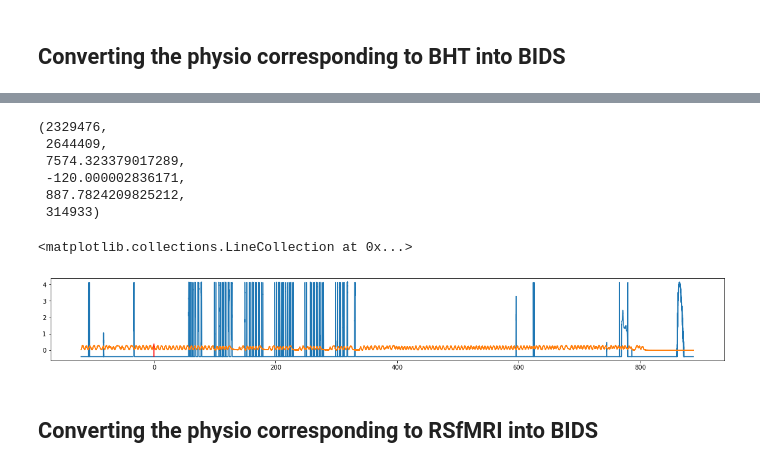
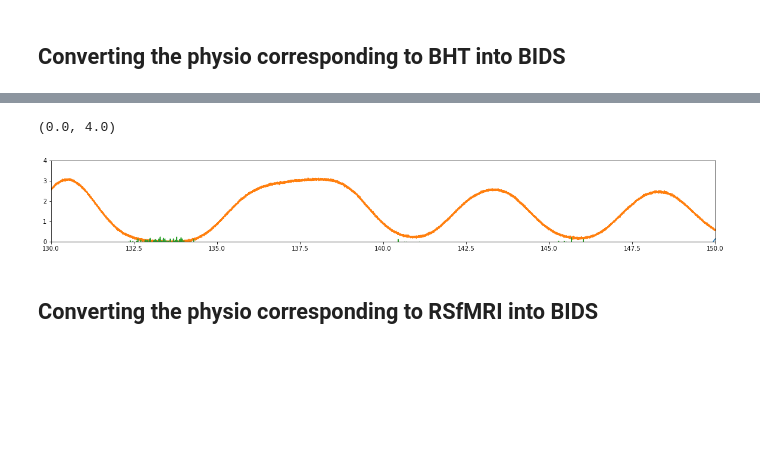
Before and after one commit to oesteban/hcph-sops, a Jupyter notebook: code/physioconv/Physio to BIDS conversion.ipynb, the cells around one changed output, grey strips where cells are left out. Cells and saved outputs as stored; diff of their text form; code cells hidden in the pictures; blank space fills up the shorter version.

```diff
--- a/code/physioconv/Physio to BIDS conversion.ipynb
+++ b/code/physioconv/Physio to BIDS conversion.ipynb
@@ -15,7 +47,15 @@ plt.rcParams["figure.figsize"] = (20, 2.5)
 # %%
 DATA_PATH = Path("/data/datasets/hcph-pilot-sourcedata/recordings/BIOPAC")
 BIDS_PATH = Path("/data/datasets/hcph")
+RECALIBRATED_SESSION = 23
+FIRST_O2_SESSION = 11
 
 participant = "001"
-session = "001"
-pe = "LR"
+session = 20
+
+biopac_session = biopac_lookup[biopac_lookup.session == session]
+
+if len(biopac_session) != 1:
+    raise RuntimeError
+
+pe = biopac_session.PE.values[0]
@@ -22,3 +103,3 @@ pe = "LR"
 # %%
-session_data = read_file(str(DATA_PATH / "session2023-10-20T18:06:05.acq"))
+session_data = read_file(str(DATA_PATH / biopac_session.AcqKnowledge.values[0]))
 channels = session_data.channels
@@ -55,8 +143,9 @@ trigger_locations = np.hstack((0, np.argwhere(trigger_onsets > 0)[:, 0]))
 trigger_spacings = np.diff(trigger_locations)
 
 # 120s is 2m (the shortest task, QCT)
-between_seq = trigger_locations[1:][trigger_spacings > freq * 120]
-between_seq = np.delete(between_seq, 1)
+between_seq = trigger_locations[1:][trigger_spacings > freq * 20]
+# between_seq = np.delete(between_seq, (2, 3))
+between_seq = np.delete(between_seq, 2)
 seq_limits = np.zeros_like(trigger_onsets)
 seq_limits[between_seq] = 1
 print(len(between_seq))
@@ -359,26 +407,22 @@ bht_idx_stop = (np.abs(ch_timeseries - t_stop)).argmin()
 x_sec = ch_timeseries[bht_idx_start:bht_idx_stop] - bht_onset
 bht_resp_data["belt"] = ch_data[bht_idx_start:bht_idx_stop]
 
-ch_index = 2
-assert channels[ch_index].samples_per_second == ch_freq
-ch_data = channels[ch_index].data
+assert channels[2].samples_per_second == ch_freq
+assert channels[3].samples_per_second == ch_freq
 
-bht_resp_data["CO2"] = channels[ch_index].data[bht_idx_start:bht_idx_stop]
+bht_resp_data["CO2"] = channels[2].data[bht_idx_start:bht_idx_stop]
+bht_resp_data["O2"] = channels[3].data[bht_idx_start:bht_idx_stop]
 
-# check values
-bht_idx_start, bht_idx_stop, bht_onset, x_sec[0], x_sec[-1], len(x_sec)
+if session < RECALIBRATED_SESSION:  # Before session 23, calibration was a bit off
+    bht_resp_data["CO2"] = bht_resp_data["CO2"] * (8.0 - 0.045)  / 0.8 + 0.045
+    bht_resp_data["O2"] = (bht_resp_data["O2"] - 0.1) * 10.946 / (20.946 + 0.1) + 10
-# %% [output]
-(2329476,
- 2644409,
- 7574.323379017289,
- -120.000002836171,
- 887.7824209825212,
- 314933)
 # %%
 plt.plot(x_sec, bht_resp_data["belt"])
 plt.plot(x_sec, bht_resp_data["CO2"])
-plt.vlines(0, -0.4, 0.4, colors="r")
+plt.plot(x_sec, bht_resp_data["O2"] - 21)
+plt.xlim((130, 150))
+plt.ylim((0, 4))
 # %% [output]
-<matplotlib.collections.LineCollection at 0x...>
+(0.0, 4.0)
-[figure, old version]
+[figure, new version]
 # %%
```
Also changed, not shown: parts of 42 cells of this notebook, 1 other file.
